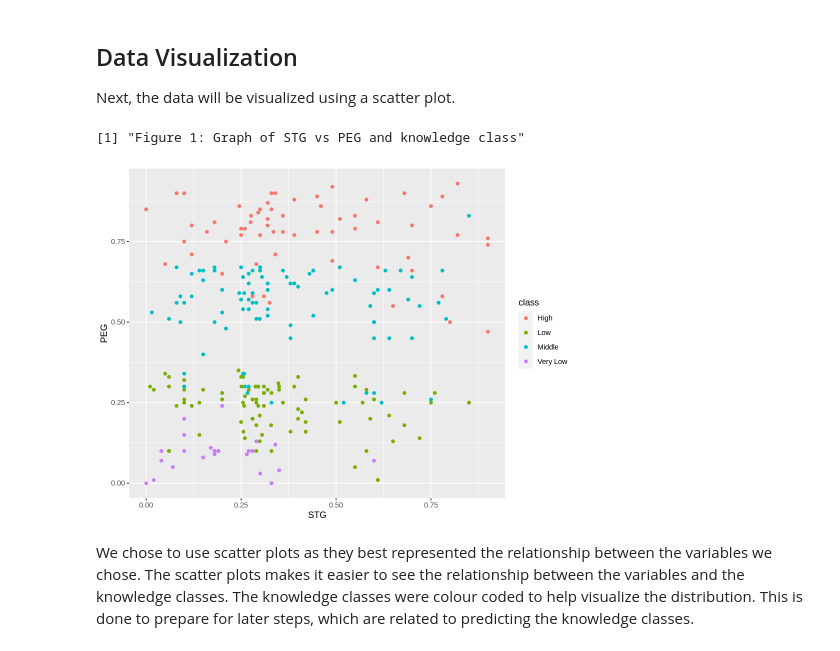
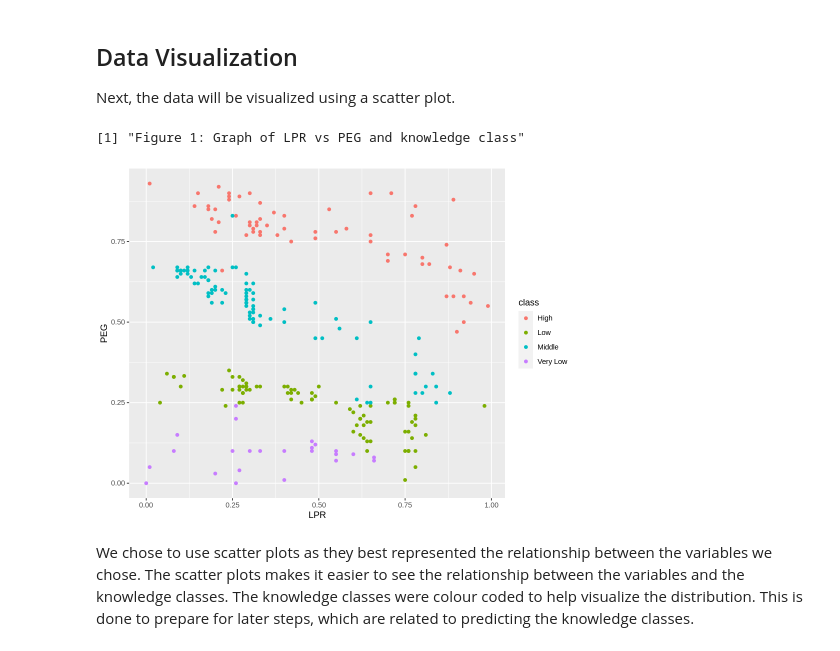
Before and after one commit to yui-ubc/dsci-100-2022w2-section006-group-27, a Jupyter notebook: Group_Project_Report (1).ipynb, the cells around one changed output. Drawn from its saved outputs; the diff is of its cells as text; code cells hidden in the pictures.

```diff
--- a/Group_Project_Report (1).ipynb
+++ b/Group_Project_Report (1).ipynb
@@ -115,14 +115,24 @@ A tibble: 145 × 9
 The table above consists of some columns of data that we don't need, so we need to select columns that only contain the variables that we need. In this case, we need the columns STG, SCG, STR, LPR, PEG, and class, so we will use the `mutate` and `select` functions to select the columns needed.
 # %%
 # Selecting and factoring the necessary columns for our data analysis
+# print("Table 2.1: The filtered data set containing only the required variables")
+# knowledge_training <- mutate(knowledge_train, class=UNS) |>
+#          select(STG, SCG, PEG,class)
+# knowledge_training
+
+# print("Table 2.2: The filtered testing data set")
+# knowledge_testing<-mutate(knowledge_test, class=UNS)|>
+#     select(STG, SCG, PEG, class)
+# knowledge_testing
+
 print("Table 2.1: The filtered data set containing only the required variables")
 knowledge_training <- mutate(knowledge_train, class=UNS) |>
-         select(STG, SCG, PEG,class)
+         select(LPR, PEG,class)
 knowledge_training
 
 print("Table 2.2: The filtered testing data set")
 knowledge_testing<-mutate(knowledge_test, class=UNS)|>
-    select(STG, SCG, PEG, class)
+    select(LPR, PEG, class)
 knowledge_testing
 # %% [output]
 [1] "Table 2.1: The filtered data set containing only the required variables"
@@ -227,16 +237,24 @@ We cleaned and wrangled the data by selecting only the columns we required for o
 Next, the data will be visualized using a scatter plot.
 # %%
 #visualizing initial plot to see which variable has highest influence
-print("Figure 1: Graph of STG vs PEG and knowledge class")
+# print("Figure 1: Graph of SCG vs PEG and knowledge class")
+# options(repr.plot.width = 8, repr.plot.height = 6)
+# initial_plot <- ggplot(knowledge_training, aes(x= SCG, y= PEG, colour = class)) +
+#                       geom_point() +
+#                       xlab("SCG") +
+#                       ylab("PEG")
+# initial_plot
+
+print("Figure 1: Graph of LPR vs PEG and knowledge class")
 options(repr.plot.width = 8, repr.plot.height = 6)
-initial_plot <- ggplot(knowledge_training, aes(x= SCG, y= PEG, colour = class)) +
+initial_plot <- ggplot(knowledge_training, aes(x= LPR, y= PEG, colour = class)) +
                       geom_point() +
-                      xlab("STG") +
+                      xlab("LPR") +
                       ylab("PEG")
 initial_plot
 # %% [output]
-[1] "Figure 1: Graph of STG vs PEG and knowledge class"
+[1] "Figure 1: Graph of LPR vs PEG and knowledge class"
-[figure, old version]
+[figure, new version]
 # %% [markdown]
 We chose to use scatter plots as they best represented the relationship between the variables we chose. The scatter plots makes it easier to see the relationship between the variables and the knowledge classes. The knowledge classes were colour coded to help visualize the distribution. This is done to prepare for later steps, which are related to predicting the knowledge classes.
 # %% [markdown]
```
Also changed, not shown: parts of 15 cells of this notebook.
